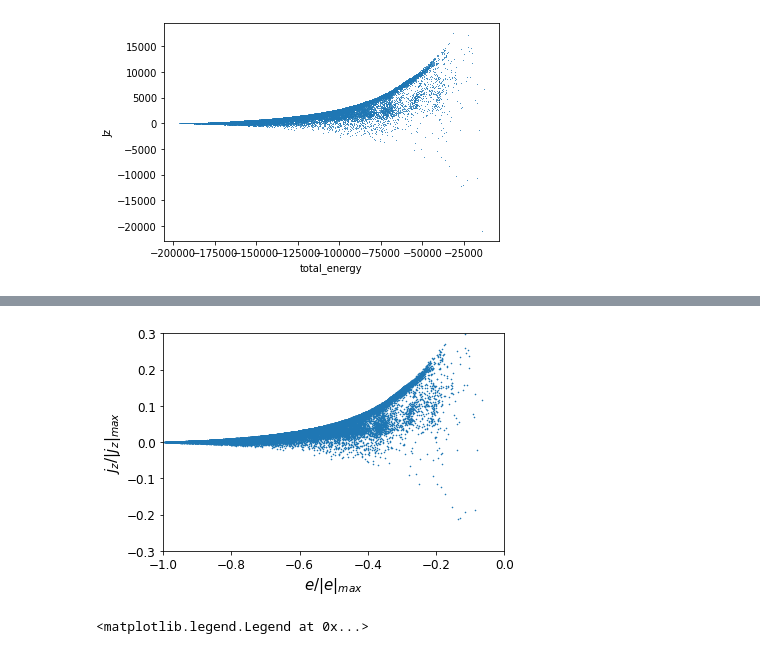
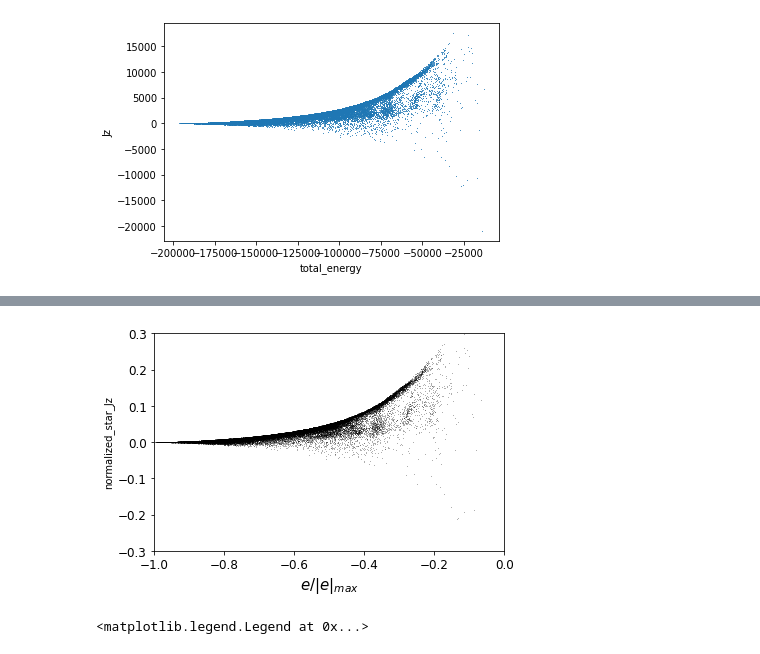
Before and after one commit to antotaverna/gchop_paper, a Jupyter notebook: circ_plots.ipynb, the cells around one changed output, grey strips where cells are left out. Saved outputs shown, nothing was run; the diff lists cells and outputs as text; code cells hidden in the pictures.

```diff
--- a/circ_plots.ipynb
+++ b/circ_plots.ipynb
@@ -144,17 +137,16 @@ gal.plot.scatter("total_energy", "Jz", ptypes=['stars'], marker='.', linewidth=0
 # %%
 g=gal.plot.circ_scatter("normalized_star_energy", "normalized_star_Jz",
-                      marker='.', linewidth=0, s=10
+                      marker='.', linewidth=0, s=4, color=['black'], alpha=0.4,
         )
 g.set_xlim(-1,0)
 g.set_ylim(-0.3,0.3)
 g.set_xlabel(r'$e / |e|_{max}$', fontsize=15)
-g.set_ylabel(r'$j_z / |j_z|_{max}$', fontsize=15)
 g.tick_params(axis='both', which='major', labelsize=12)
 
 plt.tight_layout()
 #plt.savefig('gchop_plots/E_vs_Jz_stars.png', dpi=100)
 # %% [output]
-[figure, old version]
+[figure, new version]
 # %%
 g=gal.plot.circ_scatter("normalized_star_energy", "normalized_star_Jz",
                       marker='.',labels=df.lab_agmm, lmap={0: 'SH', 1: 'Bulge', 2: 'Thin Disk', 3: 'Thick Disk'},
```
Also changed, not shown: parts of 7 cells of this notebook, 10 other files.
